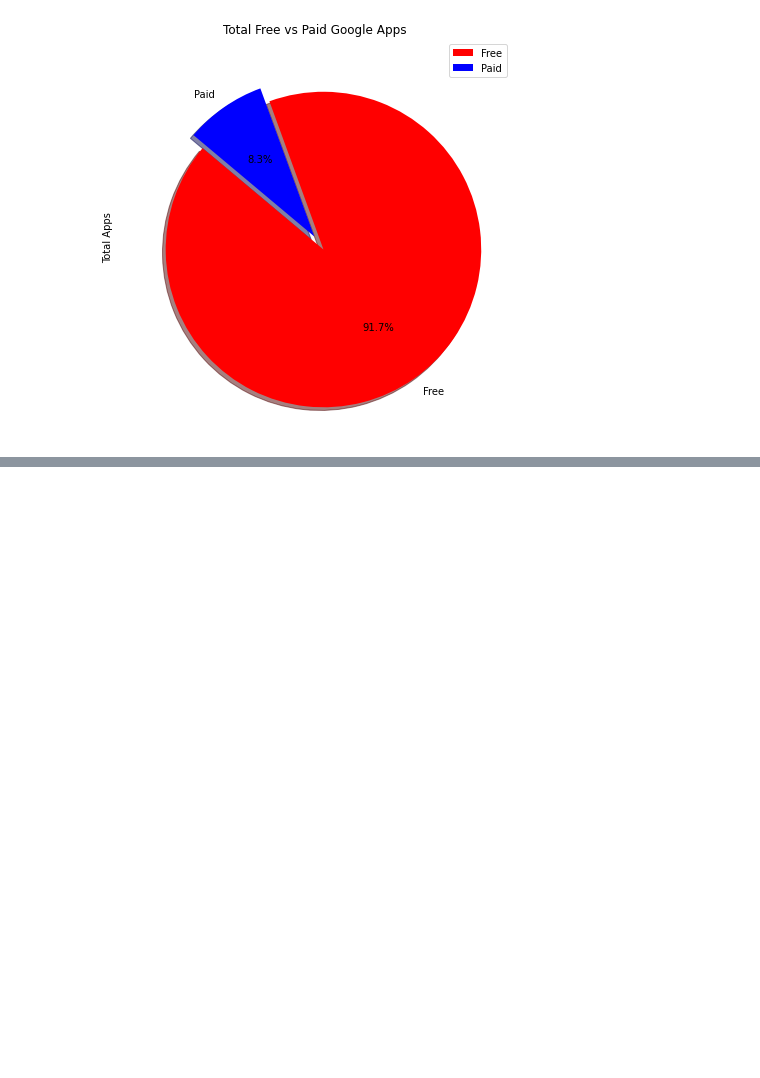
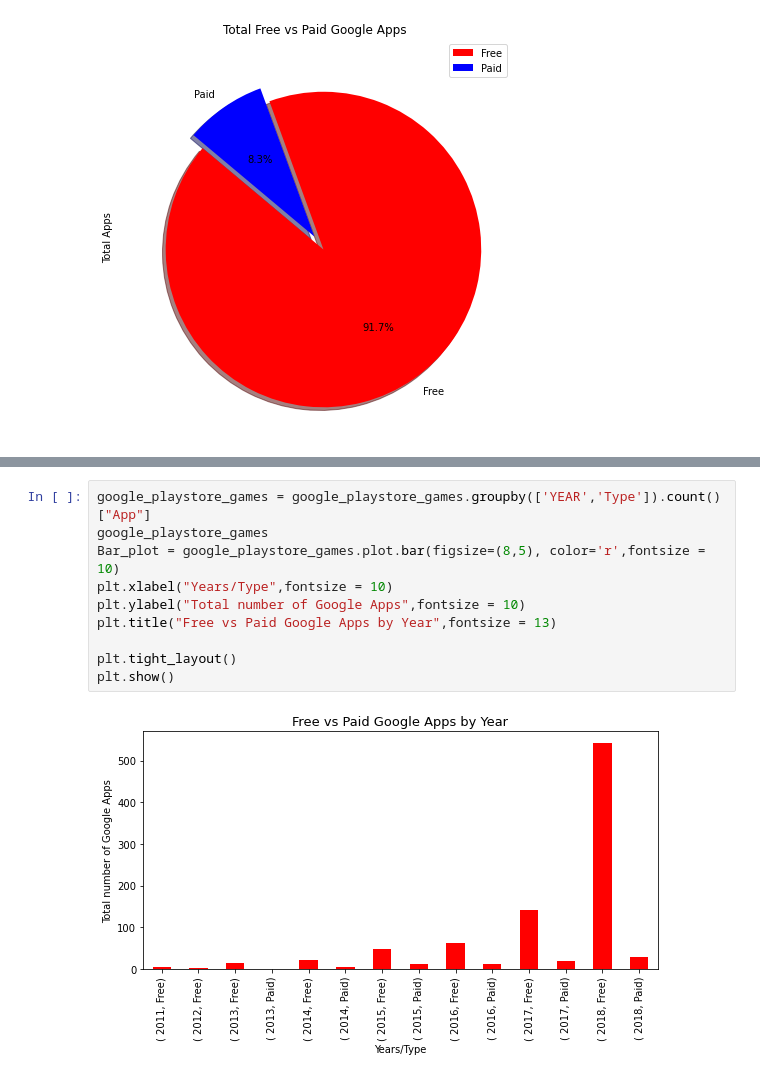
Before and after one commit to RaulMaya/iOS-vs-Android, a Jupyter notebook: Project_1_Jupyter_Notebook.ipynb, the cells around one changed output, grey strips where cells are left out. Cells and saved outputs as stored; diff of their text form; blank space fills up the shorter version.

Commit message:
Free vs Paid Google Apps by Year

```diff
--- a/Project_1_Jupyter_Notebook.ipynb
+++ b/Project_1_Jupyter_Notebook.ipynb
@@ -1339,0 +1370,12 @@ KeyError: 'Category'
+# %%
+google_playstore_games = google_playstore_games.groupby(['YEAR','Type']).count()["App"]
+google_playstore_games
+Bar_plot = google_playstore_games.plot.bar(figsize=(8,5), color='r',fontsize = 10)
+plt.xlabel("Years/Type",fontsize = 10)
+plt.ylabel("Total number of Google Apps",fontsize = 10)
+plt.title("Free vs Paid Google Apps by Year",fontsize = 13)
+
+plt.tight_layout()
+plt.show()
+# %% [output]
+[figure, added]
```
Also changed, not shown: parts of 7 cells of this notebook.
